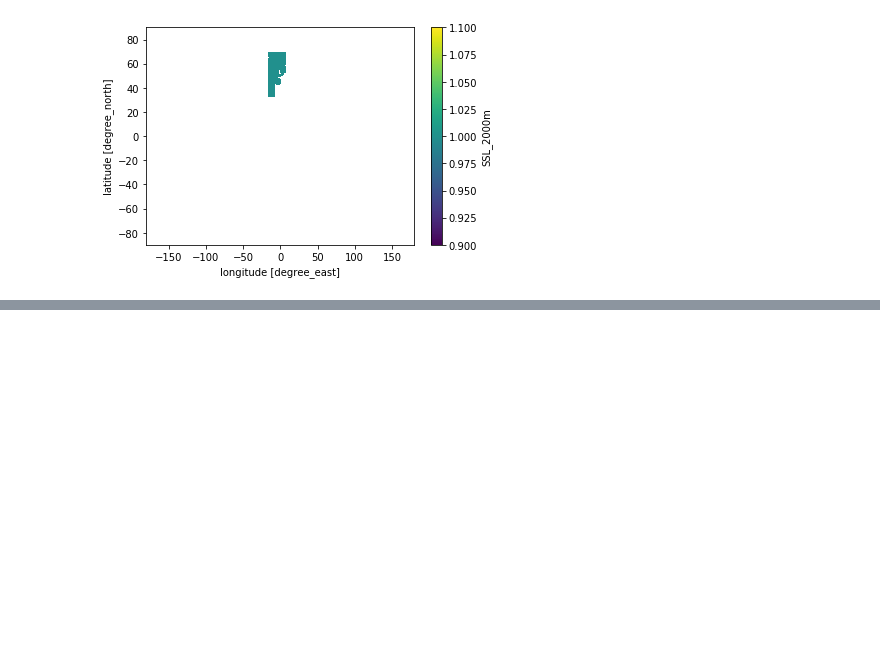
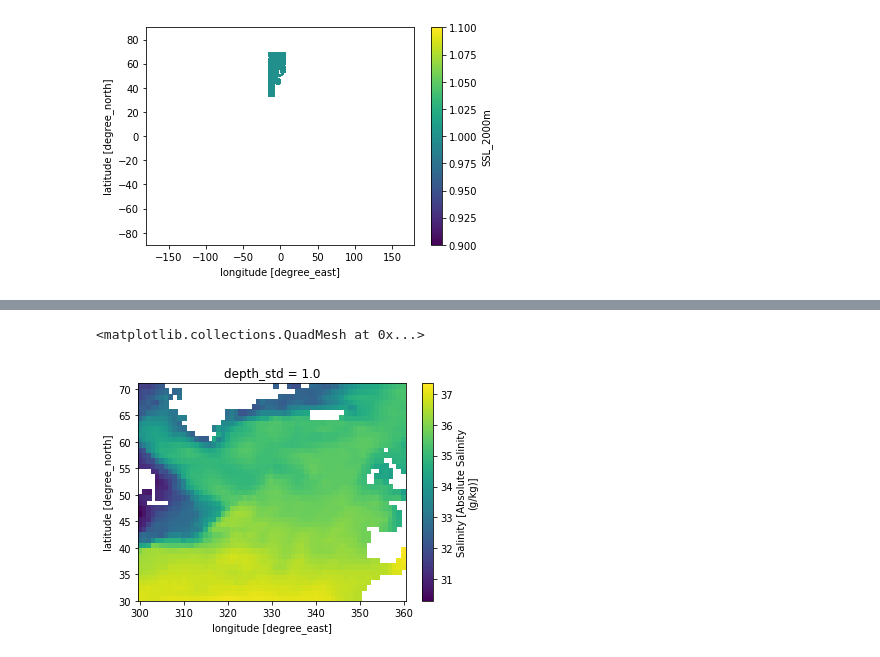
Before and after one commit to Jacobiaan/SLBudget, a Jupyter notebook: notebooks/Steric.ipynb, the cells around one changed output, grey strips where cells are left out. Saved outputs shown, nothing was run; the diff lists cells and outputs as text; code cells hidden in the pictures; blank space fills up the shorter version.

```diff
--- a/notebooks/Steric.ipynb
+++ b/notebooks/Steric.ipynb
@@ -21,6 +21,7 @@ importlib.reload(slc)
 data_path = '../data/DataSteric/'
 data_EN4 = data_path + 'density_teos10_EN421f_analysis_g10/'
 data_IAP = data_path + 'DataStericIAP/'
+data_TS_IAP = data_path + 'DataTS_IAP/'
 # %%
 def pearson_r_3D(ts,slab,anom=True):
     """
@@ -315,0 +319,3 @@ mask_ENS.plot()
+# %%
+f3d = xr.open_dataset(data_TS_IAP+'/Salinity/CZ16_1_2000m_salinity_year_1965_month_07.nc')
+f3d
@@ -315,0 +340,5 @@ mask_ENS.plot()
+# %%
+f3d.salinity.sel(lat=slice(30.5,70.5),lon=slice(300,360),depth_std=1).plot()
+# %% [output]
+<matplotlib.collections.QuadMesh at 0x...>
+[figure, added]
```
Also changed, not shown: parts of 2 cells of this notebook, 3 other files.
